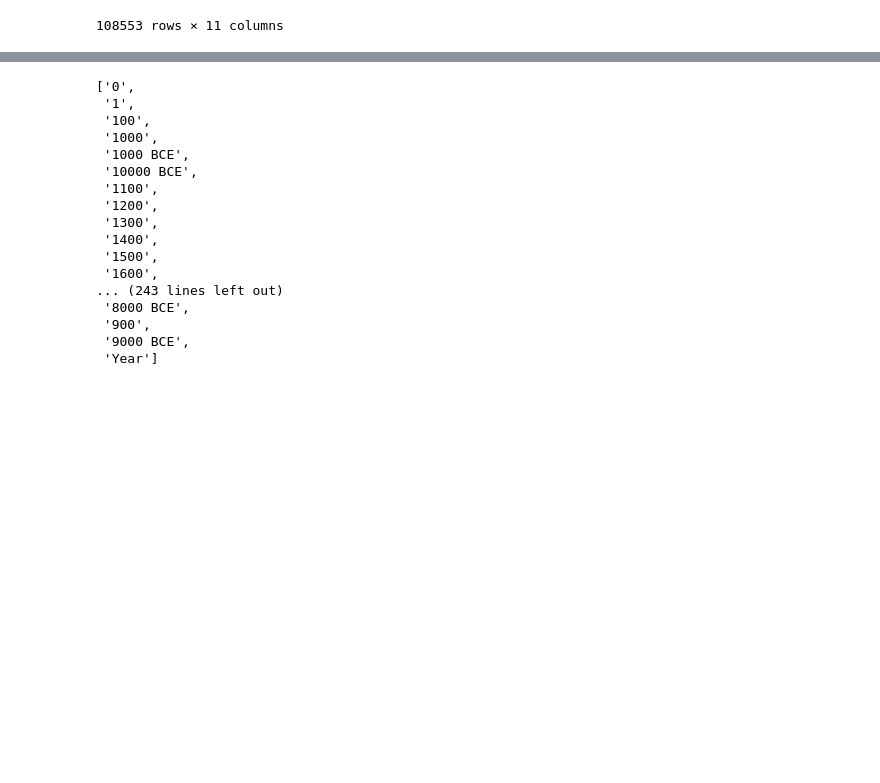
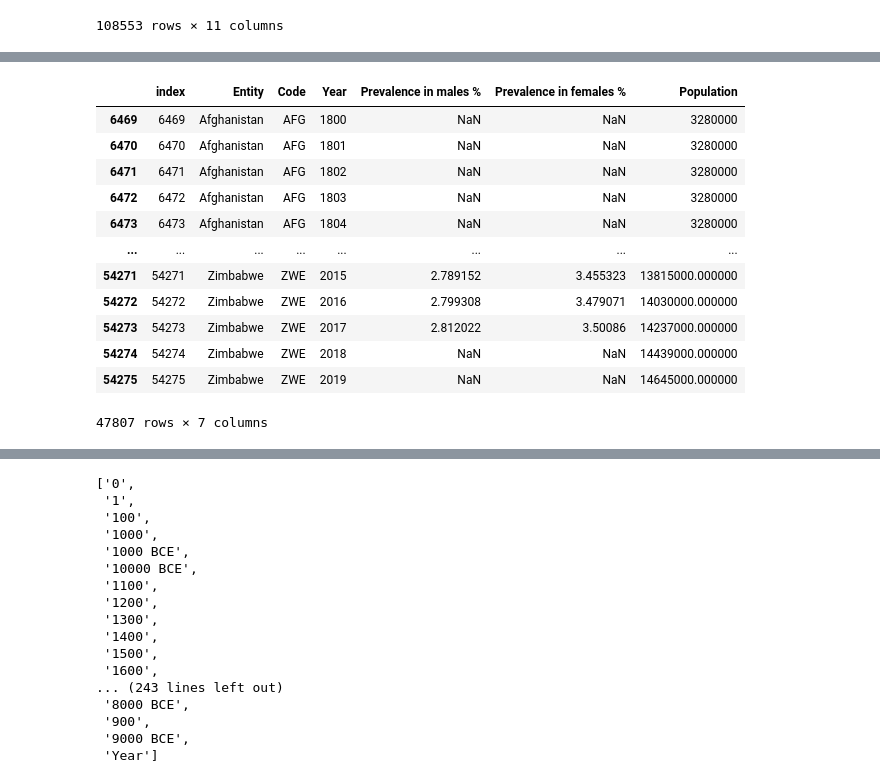
Before and after one commit to davidfernandez1619/Dashboard-Project, a Jupyter notebook: Notebooks/Cleaning.ipynb, the cells around one changed output, grey strips where cells are left out. Cells and saved outputs as stored; diff of their text form; code cells hidden in the pictures; blank space fills up the shorter version.

```diff
--- a/Notebooks/Cleaning.ipynb
+++ b/Notebooks/Cleaning.ipynb
@@ -27,0 +57,20 @@ mental
+# %%
+df2 = mental.iloc[6469:54276, :7].copy() # We extract our second df, and we want only the first 6 columns
+df2.columns = ['index', 'Entity', 'Code', 'Year', 'Prevalence in males %', 'Prevalence in females %', 'Population'] # We
+# change the names of the columns of our df
+# %%
+df2 # This is our second df
+# %% [output]
+|  | index | Entity | Code | Year | Prevalence in males % | Prevalence in females % | Population |
+| 6469 | 6469 | Afghanistan | AFG | 1800 | NaN | NaN | 3280000 |
+| 6470 | 6470 | Afghanistan | AFG | 1801 | NaN | NaN | 3280000 |
+| 6471 | 6471 | Afghanistan | AFG | 1802 | NaN | NaN | 3280000 |
+| 6472 | 6472 | Afghanistan | AFG | 1803 | NaN | NaN | 3280000 |
+| 6473 | 6473 | Afghanistan | AFG | 1804 | NaN | NaN | 3280000 |
+| ... | ... | ... | ... | ... | ... | ... | ... |
+| 54271 | 54271 | Zimbabwe | ZWE | 2015 | 2.789152 | 3.455323 | 13815000.000000 |
+| 54272 | 54272 | Zimbabwe | ZWE | 2016 | 2.799308 | 3.479071 | 14030000.000000 |
+| 54273 | 54273 | Zimbabwe | ZWE | 2017 | 2.812022 | 3.50086 | 14237000.000000 |
+| 54274 | 54274 | Zimbabwe | ZWE | 2018 | NaN | NaN | 14439000.000000 |
+| 54275 | 54275 | Zimbabwe | ZWE | 2019 | NaN | NaN | 14645000.000000 |
+47807 rows × 7 columns
```
Also changed, not shown: parts of 17 cells of this notebook.
